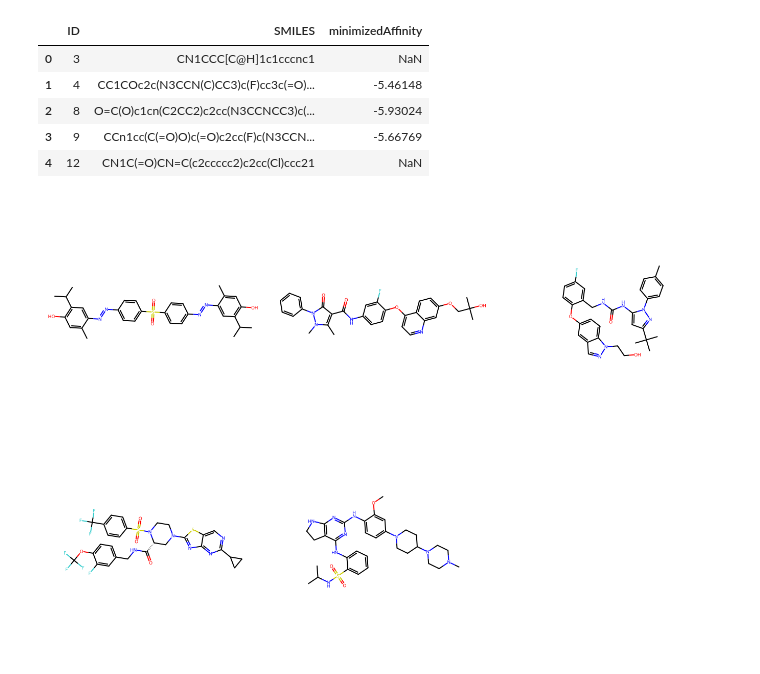
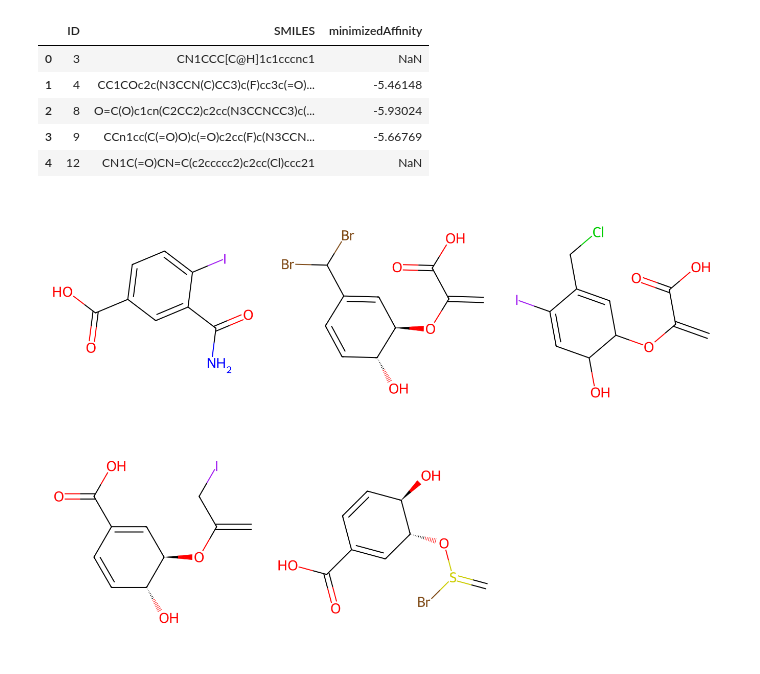
Before and after one commit to ersilia-os/pabb-docking, a Jupyter notebook: notebooks/docking.ipynb, the cells around one changed output. Cells and saved outputs as stored; diff of their text form; code cells hidden in the pictures.

```diff
--- a/notebooks/docking.ipynb
+++ b/notebooks/docking.ipynb
@@ -267,20 +265,39 @@ df_merged.head()
 | 2 | 8 | O=C(O)c1cn(C2CC2)c2cc(N3CCNCC3)c(... | -5.93024 |
 | 3 | 9 | CCn1cc(C(=O)O)c(=O)c2cc(F)c(N3CCN... | -5.66769 |
 | 4 | 12 | CN1C(=O)CN=C(c2ccccc2)c2cc(Cl)ccc21 | NaN |
-# %%
-# Double check the lowest scoring compound manually (low scoring is better).
-
-# The below are the top 5 binders from the cho_sim50 search - .csv output taken and
-
-a = Chem.MolFromSmiles('Cc1cc(O)c(C(C)C)cc1N=Nc1ccc(S(=O)(=O)c2ccc(/N=N/c3cc(C(C)C)c(O)cc3C)cc2)cc1')
-b = Chem.MolFromSmiles('Cc1c(C(=O)Nc2ccc(Oc3ccnc4cc(OCC(C)(C)O)ccc34)c(F)c2)c(=O)n(-c2ccccc2)n1C')
-c = Chem.MolFromSmiles('Cc1ccc(-n2nc(C(C)(C)C)cc2NC(=O)NCc2cc(F)ccc2Oc2ccc3c(cnn3CCO)c2)cc1')
-d = Chem.MolFromSmiles('O=C(NCc1ccc(OC(F)(F)F)c(F)c1)[C@H]1CN(c2nc3nc(C4CC4)ncc3s2)CCN1S(=O)(=O)c1ccc(C(F)(F)F)cc1')
-e = Chem.MolFromSmiles('COc1cc(N2CCC(N3CCN(C)CC3)CC2)ccc1Nc1nc2c(c(Nc3ccccc3S(=O)(=O)NC(C)C)n1)CCN2')
-
-Draw.MolsToGridImage((a,b,c,d,e), subImgSize=(450,450))
-# %% [output]
-[figure, removed]
+# %%
+# Double check the lowest scoring compound manually (low scoring is better).
+
+# The below are the top 5 binders from the cho_sim50 search - .csv output taken and
+'''[C@H1]1(OC(=C)CS#S(=O)O)[C@H1](C)C=CC(=C1)C(O)=O
+[C@@H1]1(O)C=CC(=C[C@H1]1OC(C(=O)O)=C)C(Br)Br
+C(=C)(OC1C(C=C(C(=C1)CCl)I)O)C(=O)O
+ICC(O[C@H1]1[C@@H1](C=CC(C(=O)O)=C1)O)=C
+O=C(O)C=1C=C[C@@H1](O)[C@@H1](C=1)OS(=C)Br
+[C@H1]1(O)[C@@H1](C=C(C=C1)C(C(C)Br)=O)OC(C(O)=O)=C
+O([C@H]0[C@H](O)C=CC(C(=O)O)=C0)C(=C)Br
+C0=C(C(=O)C)C(I)=CC(O)C0OC(C(=O)O)=C
+C=1(C(O)=O)C(=CC(C(OC(C(O)=S)=C)C=1)O)I
+[C@@H1]1(OC(=C)C(O)=O)C=C(C(OBr)C)C=C1
+C0=C(C(=O)C)C(I)=CC(O)C0OC(C(=O)O)=C
+OC(C(=O)O)=CO[C@H1]1[C@H1](O)C=CC(=C1)C(C)OBr
+OC(=O)O[C@@H1]1C=C(C=C[C@H1]1O)C(C)OBr
+C1=C(I)C(C(=O)O)=CC1OC(C(=O)O)=C
+ClC(C(OC1C(C=C(C(C(=O)O)=C1)I)O)=C)O
+C0=CC(C(C)OBr)=C[C@@H](OC(=C)C(=O)O)[C@@H]0O
+NC(=O)C1=CC(C(=O)O)=CC=C1I
+OC=C(O[C@@H1]1C=C(C=C[C@H1]1O)C(C)OBr)C(=O)O
+C(=O)(C(=C(F)F)OC0C=C(C(=O)C)C=CC0O)O'''
+
+a = Chem.MolFromSmiles('NC(=O)C1=CC(C(=O)O)=CC=C1I')
+b = Chem.MolFromSmiles('[C@@H1]1(O)C=CC(=C[C@H1]1OC(C(=O)O)=C)C(Br)Br')
+c = Chem.MolFromSmiles('C(=C)(OC1C(C=C(C(=C1)CCl)I)O)C(=O)O')
+d = Chem.MolFromSmiles('ICC(O[C@H1]1[C@@H1](C=CC(C(=O)O)=C1)O)=C')
+e = Chem.MolFromSmiles('O=C(O)C=1C=C[C@@H1](O)[C@@H1](C=1)OS(=C)Br')
+
+Draw.MolsToGridImage((a,b,c,d,e), subImgSize=(450,450))
+# %% [output]
+[figure, added]
 # %%
 def run():
     prep_smiles(smiles_csv)
```
Also changed, not shown: parts of 3 cells of this notebook, 7 other files.
